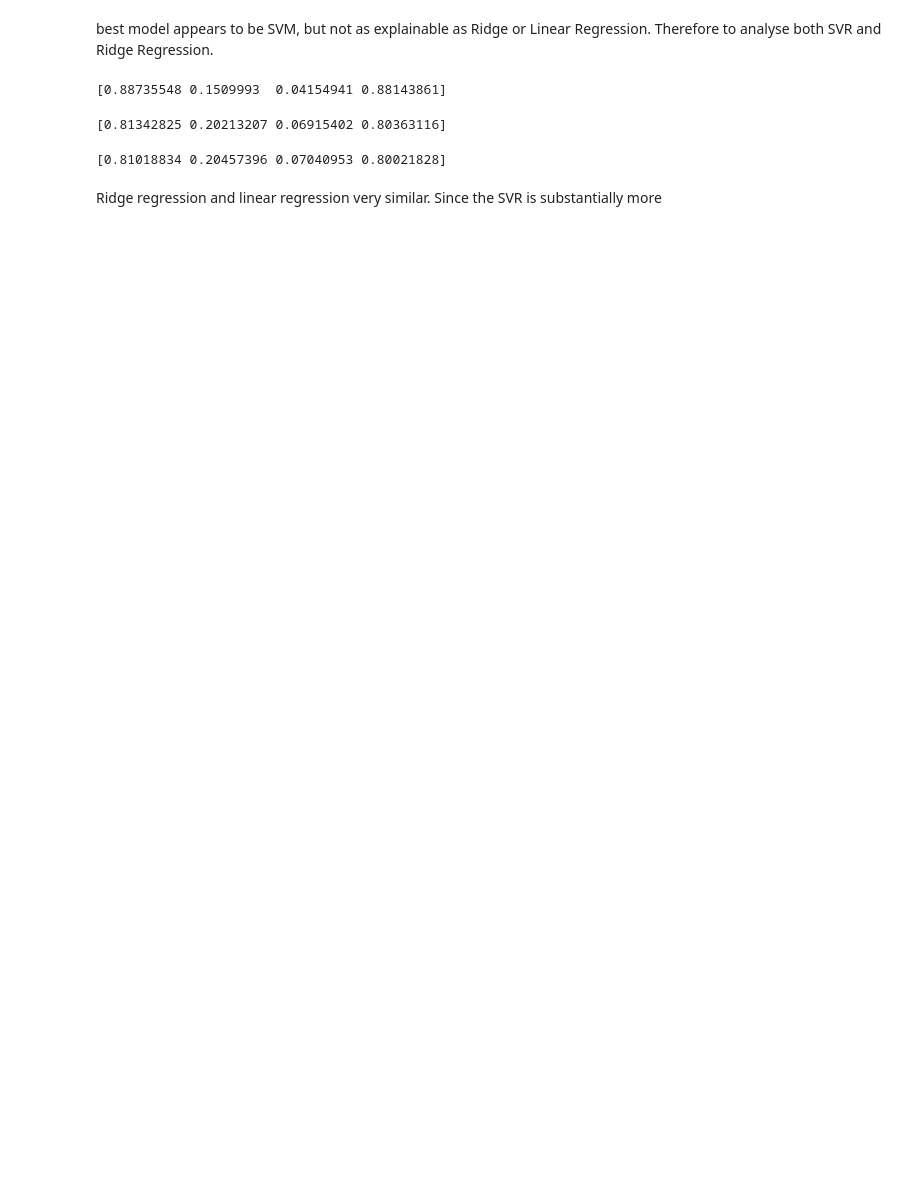
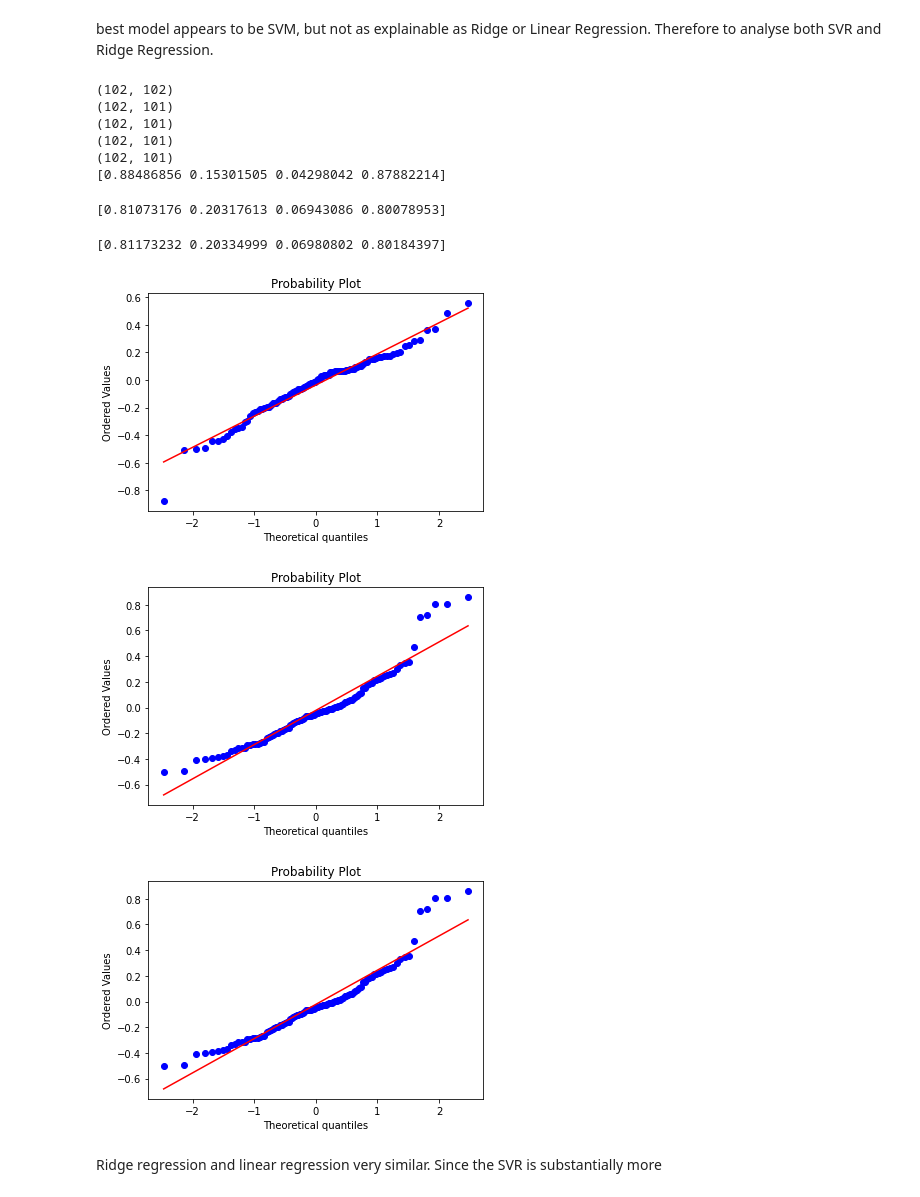
Before and after one commit to namiyousef/ai_hack_2021, a Jupyter notebook: modelling/regression.ipynb, the cells around one changed output. Cells and saved outputs as stored; diff of their text form; code cells hidden in the pictures; blank space fills up the shorter version.

```diff
--- a/modelling/regression.ipynb
+++ b/modelling/regression.ipynb
@@ -188,12 +196,19 @@ for train, test in KFold(n_splits=K, shuffle=True).split(X,y):
         [metric(y[test], y_hat) for metric in evaluation] + [from_regression(y[test], y_hat, X[test].shape[1])['r2_adj']]
     )
 
+
+model.fit(X,y)
 summary =    np.asarray(metrics).mean(axis = 0)
 
 pickle.dump(model, open('../data/models/SVR.pkl', 'wb'))
 print(summary)
 # %% [output]
-[0.88735548 0.1509993  0.04154941 0.88143861]
+(102, 102)
+(102, 101)
+(102, 101)
+(102, 101)
+(102, 101)
+[0.88486856 0.15301505 0.04298042 0.87882214]
 # %%
 model = LinearRegression()
 
@@ -211,13 +226,16 @@ for train, test in KFold(n_splits=K, shuffle=True).split(X,y):
         [metric(y[test], y_hat) for metric in evaluation] + [from_regression(y[test], y_hat, X[test].shape[1])['r2_adj']]
     )
 
+model.fit(X,y)
+
+
 summary =    np.asarray(metrics).mean(axis = 0)
 pickle.dump(model, open('../data/models/LR.pkl', 'wb'))
 
 
 print(summary)
 # %% [output]
-[0.81342825 0.20213207 0.06915402 0.80363116]
+[0.81073176 0.20317613 0.06943086 0.80078953]
 # %%
 model = Ridge(alpha = 0.001)
 
@@ -235,12 +253,35 @@ for train, test in KFold(n_splits=K, shuffle=True).split(X,y):
         [metric(y[test], y_hat) for metric in evaluation] + [from_regression(y[test], y_hat, X[test].shape[1])['r2_adj']]
 
     )
+
+model.fit(X,y)
 pickle.dump(model, open('../data/models/Ridge.pkl', 'wb'))
 
 
 summary =    np.asarray(metrics).mean(axis = 0)
 print(summary)
 # %% [output]
-[0.81018834 0.20457396 0.07040953 0.80021828]
+[0.81173232 0.20334999 0.06980802 0.80184397]
+# %%
+models = [
+    SVR(kernel = 'rbf', epsilon = 0.1, C = 12),
+    Ridge(alpha = 0.001),
+    LinearRegression()
+]
+# %%
+X_train, X_test, y_train, y_test = train_test_split(X, y, test_size = 0.2)
+for model in models:
+    model.fit(X_train, y_train)
+    y_hat = model.predict(X_test).reshape(102,1)
+    scipy.stats.probplot([y_t[0] - y_h[0] for y_t, y_h in zip(y_test, y_hat)], plot = plt)
+    plt.show()
+
+
+    #print(model,y_hat)
+    #resid = np.asarray([item[0] for item in y_test]) - model.predict(X_test)
+# %% [output]
+[figure, added]
+[figure, added]
+[figure, added]
 # %% [markdown]
 Ridge regression and linear regression very similar. Since the SVR is substantially more
```
Also changed, not shown: parts of 1 cell of this notebook, 1 other file.
